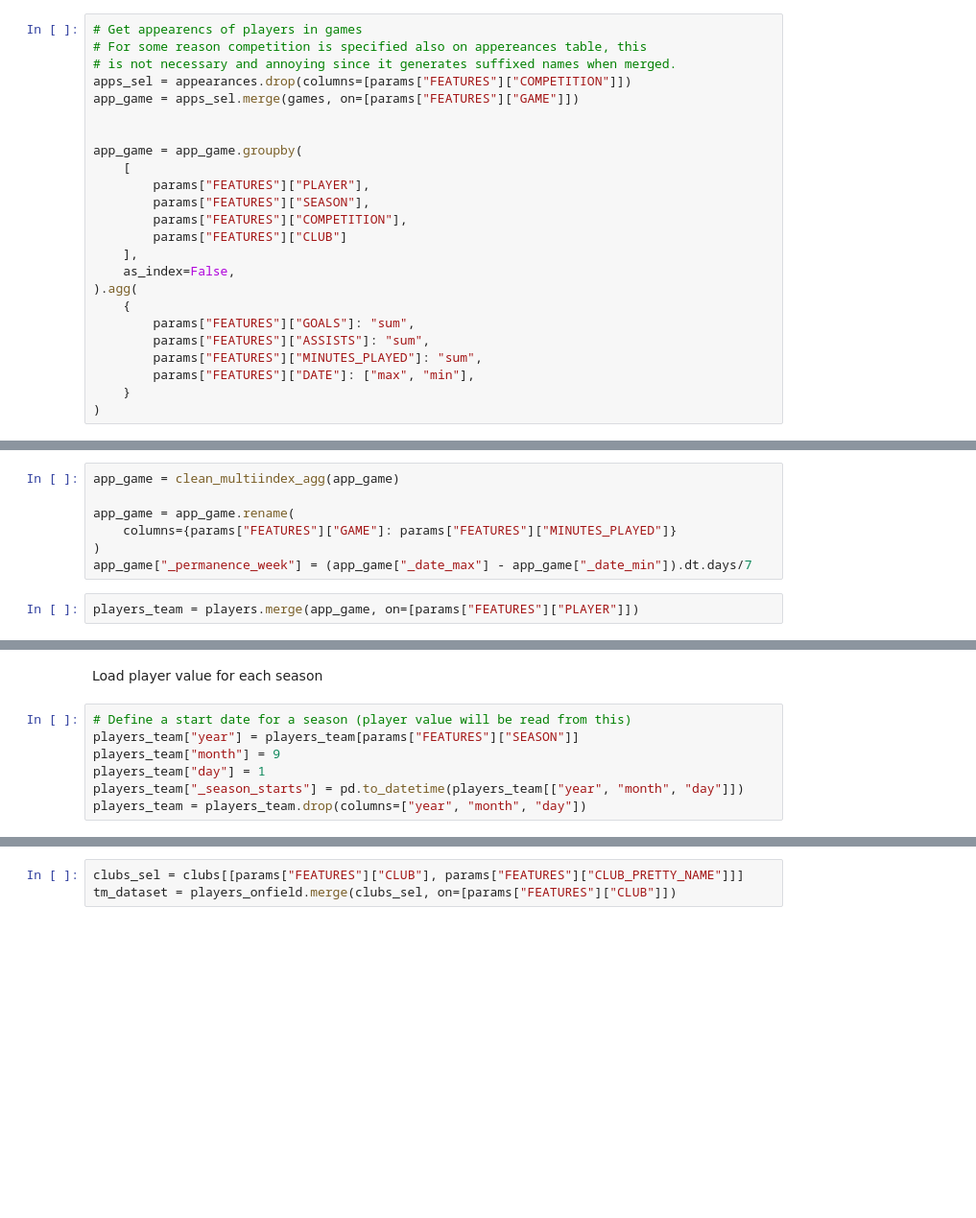
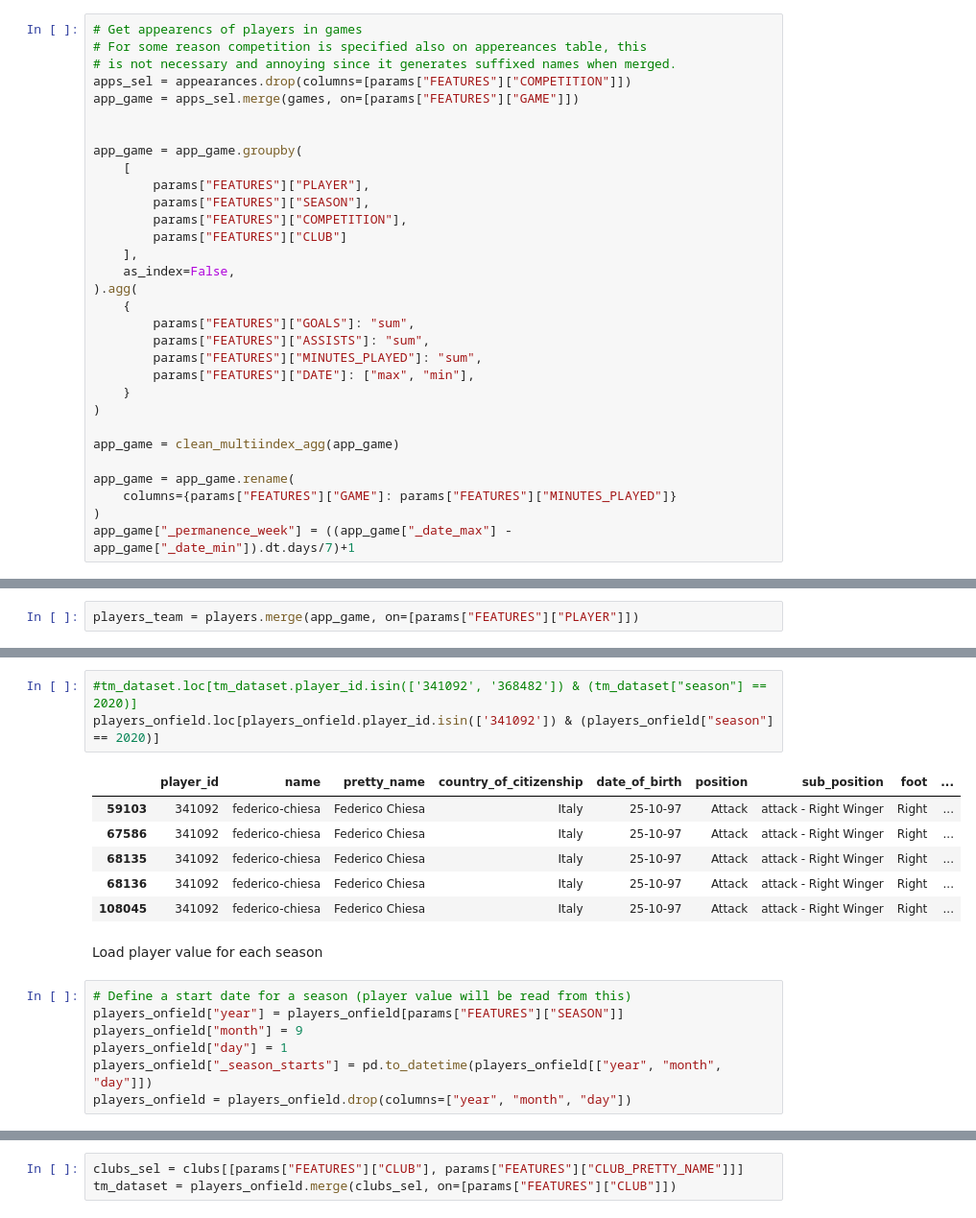
Before and after one commit to tizianoparriani/fantasAi_football, a Jupyter notebook: src/etl.ipynb, the cells around one changed output, grey strips where cells are left out. Shown at 96% size. Drawn from its saved outputs; the diff is of its cells as text; blank space fills up the shorter version.

```diff
--- a/src/etl.ipynb
+++ b/src/etl.ipynb
@@ -128,3 +141,10 @@ app_game = app_game.groupby(
         params["FEATURES"]["DATE"]: ["max", "min"],
     }
 )
+
+app_game = clean_multiindex_agg(app_game)
+
+app_game = app_game.rename(
+    columns={params["FEATURES"]["GAME"]: params["FEATURES"]["MINUTES_PLAYED"]}
+)
+app_game["_permanence_week"] = ((app_game["_date_max"] - app_game["_date_min"]).dt.days/7)+1
@@ -144,9 +151,2 @@ def clean_multiindex_agg(frame: pd.DataFrame) -> pd.DataFrame:
-# %%
-app_game = clean_multiindex_agg(app_game)
-
-app_game = app_game.rename(
-    columns={params["FEATURES"]["GAME"]: params["FEATURES"]["MINUTES_PLAYED"]}
-)
-app_game["_permanence_week"] = (app_game["_date_max"] - app_game["_date_min"]).dt.days/7
 # %%
 players_team = players.merge(app_game, on=[params["FEATURES"]["PLAYER"]])
@@ -153,11 +194,21 @@ players_team = players.merge(app_game, on=[params["FEATURES"]["PLAYER"]])
+# %%
+#tm_dataset.loc[tm_dataset.player_id.isin(['341092', '368482']) & (tm_dataset["season"] == 2020)]
+players_onfield.loc[players_onfield.player_id.isin(['341092']) & (players_onfield["season"] == 2020)]
+# %% [output]
+|  | player_id | name | pretty_name | country_of_citizenship | date_of_birth | position | sub_position | foot | ... |
+| 59103 | 341092 | federico-chiesa | Federico Chiesa | Italy | 25-10-97 | Attack | attack - Right Winger | Right | ... |
+| 67586 | 341092 | federico-chiesa | Federico Chiesa | Italy | 25-10-97 | Attack | attack - Right Winger | Right | ... |
+| 68135 | 341092 | federico-chiesa | Federico Chiesa | Italy | 25-10-97 | Attack | attack - Right Winger | Right | ... |
+| 68136 | 341092 | federico-chiesa | Federico Chiesa | Italy | 25-10-97 | Attack | attack - Right Winger | Right | ... |
+| 108045 | 341092 | federico-chiesa | Federico Chiesa | Italy | 25-10-97 | Attack | attack - Right Winger | Right | ... |
 # %% [markdown]
 Load player value for each season
 # %%
 # Define a start date for a season (player value will be read from this)
-players_team["year"] = players_team[params["FEATURES"]["SEASON"]]
-players_team["month"] = 9
-players_team["day"] = 1
-players_team["_season_starts"] = pd.to_datetime(players_team[["year", "month", "day"]])
-players_team = players_team.drop(columns=["year", "month", "day"])
+players_onfield["year"] = players_onfield[params["FEATURES"]["SEASON"]]
+players_onfield["month"] = 9
+players_onfield["day"] = 1
+players_onfield["_season_starts"] = pd.to_datetime(players_onfield[["year", "month", "day"]])
+players_onfield = players_onfield.drop(columns=["year", "month", "day"])
 # %%
 # Load player valuation closest to the start of the season
```
Also changed, not shown: parts of 11 cells of this notebook, 6 other files.
